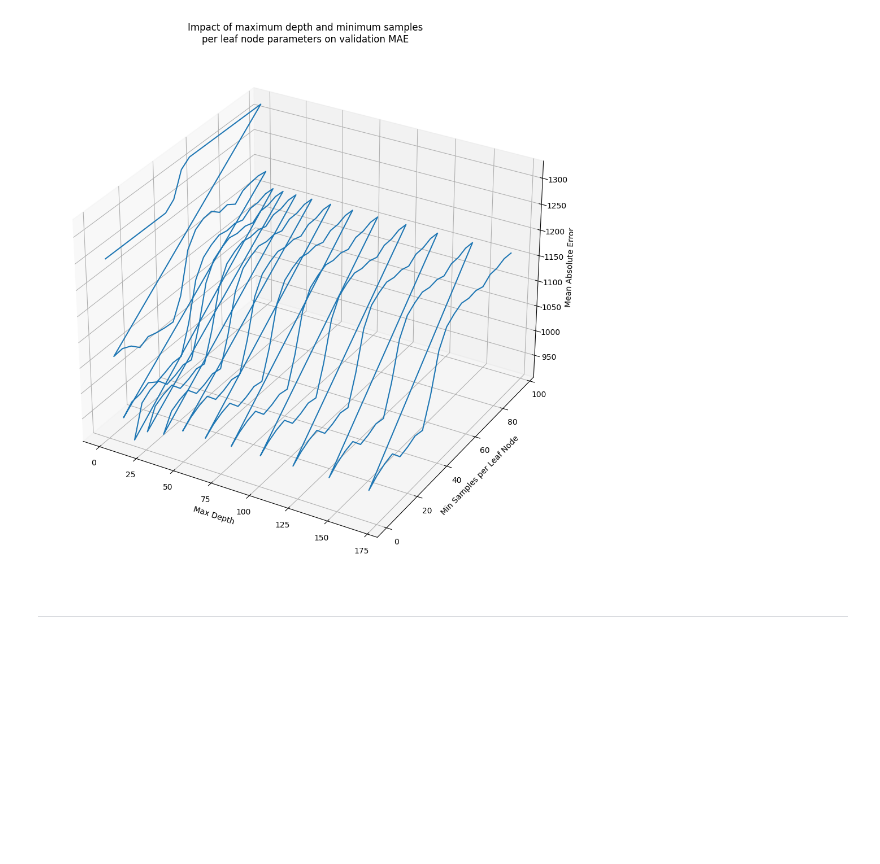
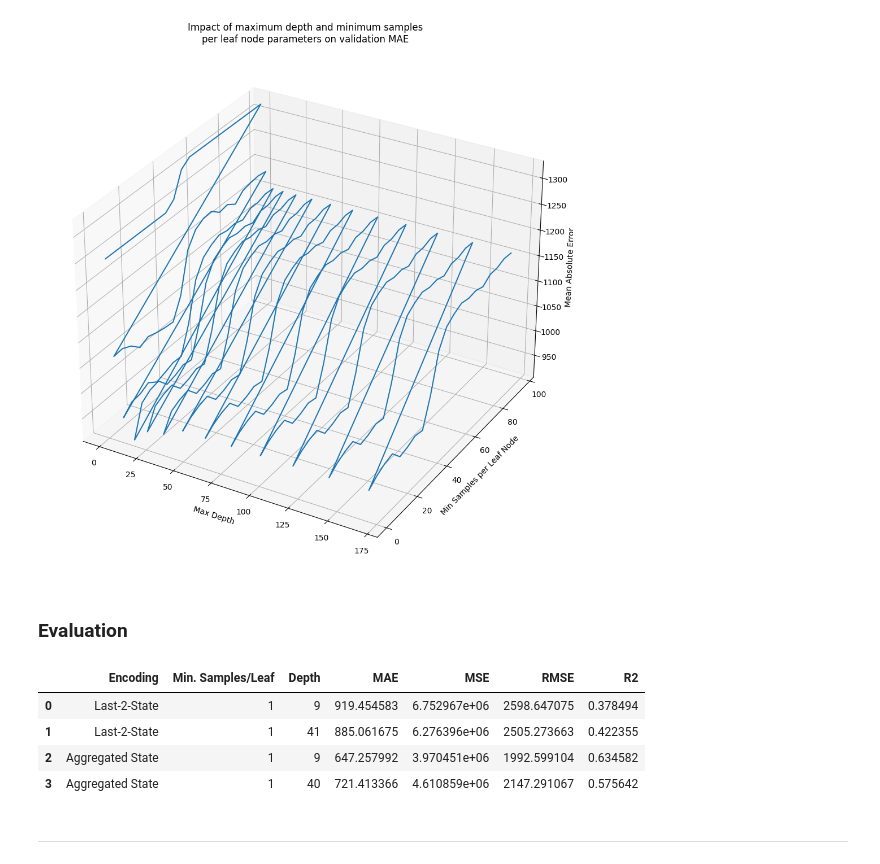
Before and after one commit to MarognaLorenzo/ApplicationOfMachineLearning, a Jupyter notebook: Assignment2/notebooks/All.ipynb, the cells around one changed output. Cells and saved outputs as stored; diff of their text form; code cells hidden in the pictures; blank space fills up the shorter version.

```diff
--- a/Assignment2/notebooks/All.ipynb
+++ b/Assignment2/notebooks/All.ipynb
@@ -503,7 +503,7 @@ def performance_metrics(y_true, y_pred, print_=True):
 rt_ls_default = DecisionTreeRegressor(random_state=RANDOM_SEED)
 rt_ls_default.fit(X_ls_train, y_ls_train)
 res = rt_ls_default.predict(X_ls_test)
-performance_metrics(y_ls_test, res)
+rt_ls_default_performance = performance_metrics(y_ls_test, res)
 # %% [output]
 MAE:     8.9e+02
 MSE:     6.3e+06
@@ -550,7 +550,7 @@ print(
 
 best_model_rt_ls = rt_ls_grid_search.best_estimator_
 best_model_rt_ls.fit(X_ls_train, y_ls_train)
-performance_metrics(y_ls_test, best_model_rt_ls.predict(X_ls_test))
+rt_ls_best_performance = performance_metrics(y_ls_test, best_model_rt_ls.predict(X_ls_test))
 # %% [output]
 The best resulting model have the following parameters: {'max_depth': 9, 'min_samples_leaf': 1}
 MAE:     9.2e+02
@@ -598,7 +598,7 @@ _3d_parameter_plot(rt_ls_grid_search)
 rt_ag_default = DecisionTreeRegressor(random_state=RANDOM_SEED)
 rt_ag_default.fit(X_ag_train, y_ag_train)
 res = rt_ag_default.predict(X_ag_test)
-performance_metrics(y_ag_test, res)
+rt_ag_default_performance = performance_metrics(y_ag_test, res)
 # %% [output]
 MAE:     7.2e+02
 MSE:     4.6e+06
@@ -632,7 +632,7 @@ print(
 best_model_rt_ag = rt_ag_grid_search.best_estimator_
 
 best_model_rt_ag.fit(X_ag_train, y_ag_train)
-performance_metrics(y_ag_test, best_model_rt_ag.predict(X_ag_test))
+rt_ag_best_performance = performance_metrics(y_ag_test, best_model_rt_ag.predict(X_ag_test))
 # %% [output]
 The best resulting model have the following parameters: {'max_depth': 16, 'min_samples_leaf': 1}
 MAE:     6.5e+02
@@ -644,6 +644,44 @@ R2:      0.63
 _3d_parameter_plot(rt_ag_grid_search)
 # %% [output]
 [figure]
+# %% [markdown]
+### Evaluation
+# %%
+rt_results = pd.DataFrame.from_dict(
+    [
+        {
+            "Encoding": "Last-2-State",
+            "Min. Samples/Leaf": best_model_rt_ls.get_params()["min_samples_leaf"],
+            "Depth": best_model_rt_ls.get_depth(),
+        }
+        | rt_ls_best_performance,
+        {
+            "Encoding": "Last-2-State",
+            "Min. Samples/Leaf": rt_ls_default.get_params()["min_samples_leaf"],
+            "Depth": rt_ls_default.get_depth(),
+        }
+        | rt_ls_default_performance,
+        {
+            "Encoding": "Aggregated State",
+            "Min. Samples/Leaf": best_model_rt_ls.get_params()["min_samples_leaf"],
+            "Depth": best_model_rt_ls.get_params()["max_depth"],
+        }
+        | rt_ag_best_performance,
+        {
+            "Encoding": "Aggregated State",
+            "Min. Samples/Leaf": rt_ag_default.get_params()["min_samples_leaf"],
+            "Depth": rt_ag_default.get_depth(),
+        }
+        | rt_ag_default_performance,
+    ]
+)
+rt_results
+# %% [output]
+|  | Encoding | Min. Samples/Leaf | Depth | MAE | MSE | RMSE | R2 |
+| 0 | Last-2-State | 1 | 9 | 919.454583 | 6.752967e+06 | 2598.647075 | 0.378494 |
+| 1 | Last-2-State | 1 | 41 | 885.061675 | 6.276396e+06 | 2505.273663 | 0.422355 |
+| 2 | Aggregated State | 1 | 9 | 647.257992 | 3.970451e+06 | 1992.599104 | 0.634582 |
+| 3 | Aggregated State | 1 | 40 | 721.413366 | 4.610859e+06 | 2147.291067 | 0.575642 |
 # %% [markdown]
 ----
 # %% [markdown]
```
Also changed, not shown: parts of 9 cells of this notebook.
